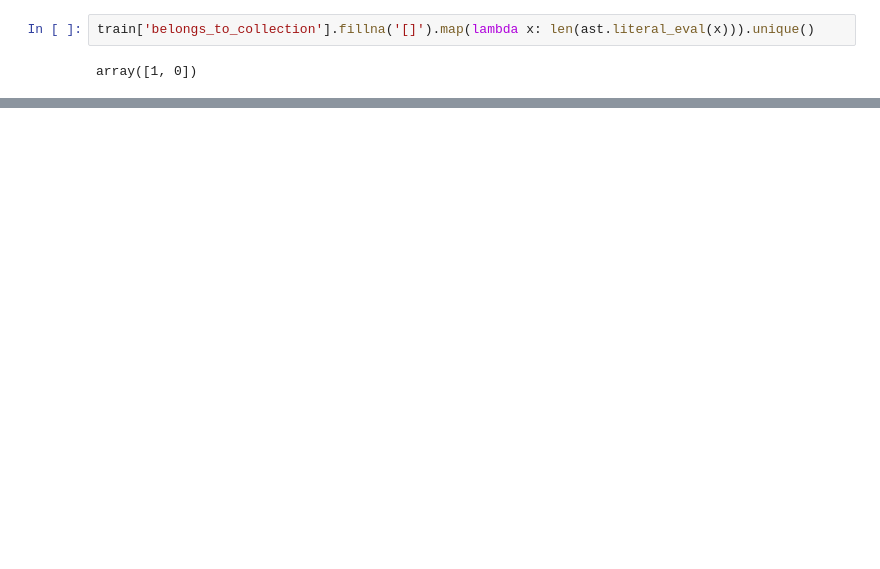
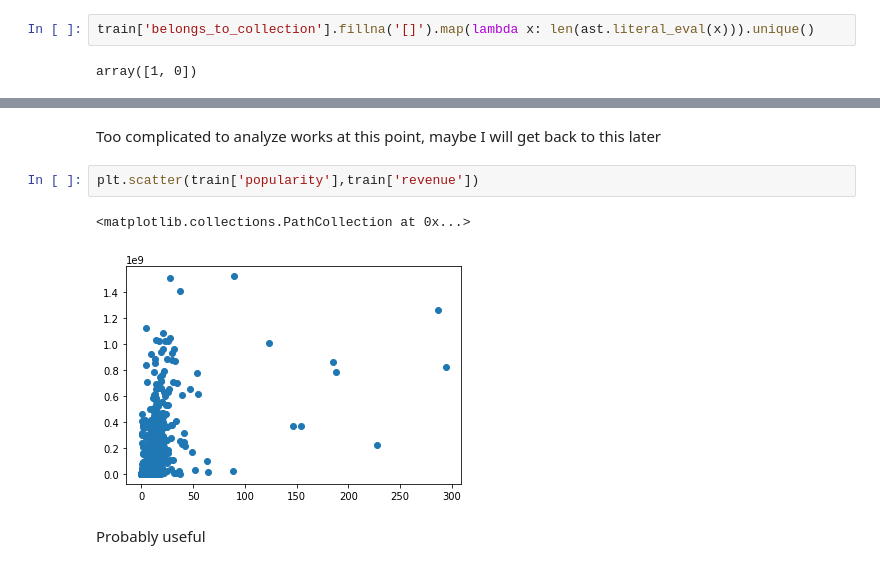
Before and after one commit to ralhadeff/kaggle-competitions, a Jupyter notebook: TMDB/tmdb-EDA.ipynb, the cells around one changed output, grey strips where cells are left out. Saved outputs shown, nothing was run; the diff lists cells and outputs as text; blank space fills up the shorter version.

```diff
--- a/TMDB/tmdb-EDA.ipynb
+++ b/TMDB/tmdb-EDA.ipynb
@@ -159,0 +226,9 @@ Name: belongs_to_collection, Length: 423, dtype: int64
+# %% [markdown]
+Too complicated to analyze works at this point, maybe I will get back to this later
+# %%
+plt.scatter(train['popularity'],train['revenue'])
+# %% [output]
+<matplotlib.collections.PathCollection at 0x...>
+[figure, added]
+# %% [markdown]
+Probably useful
```
Also changed, not shown: parts of 49 cells of this notebook.
